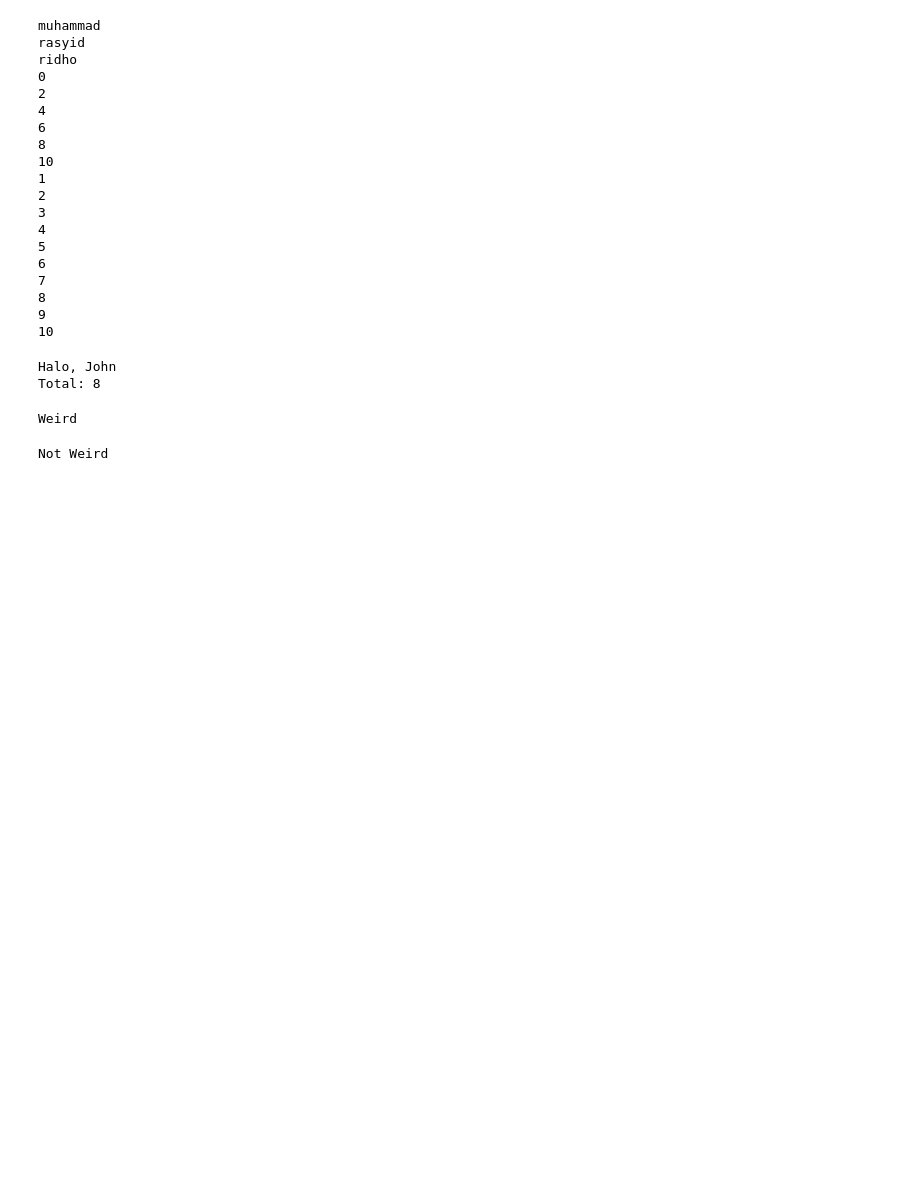
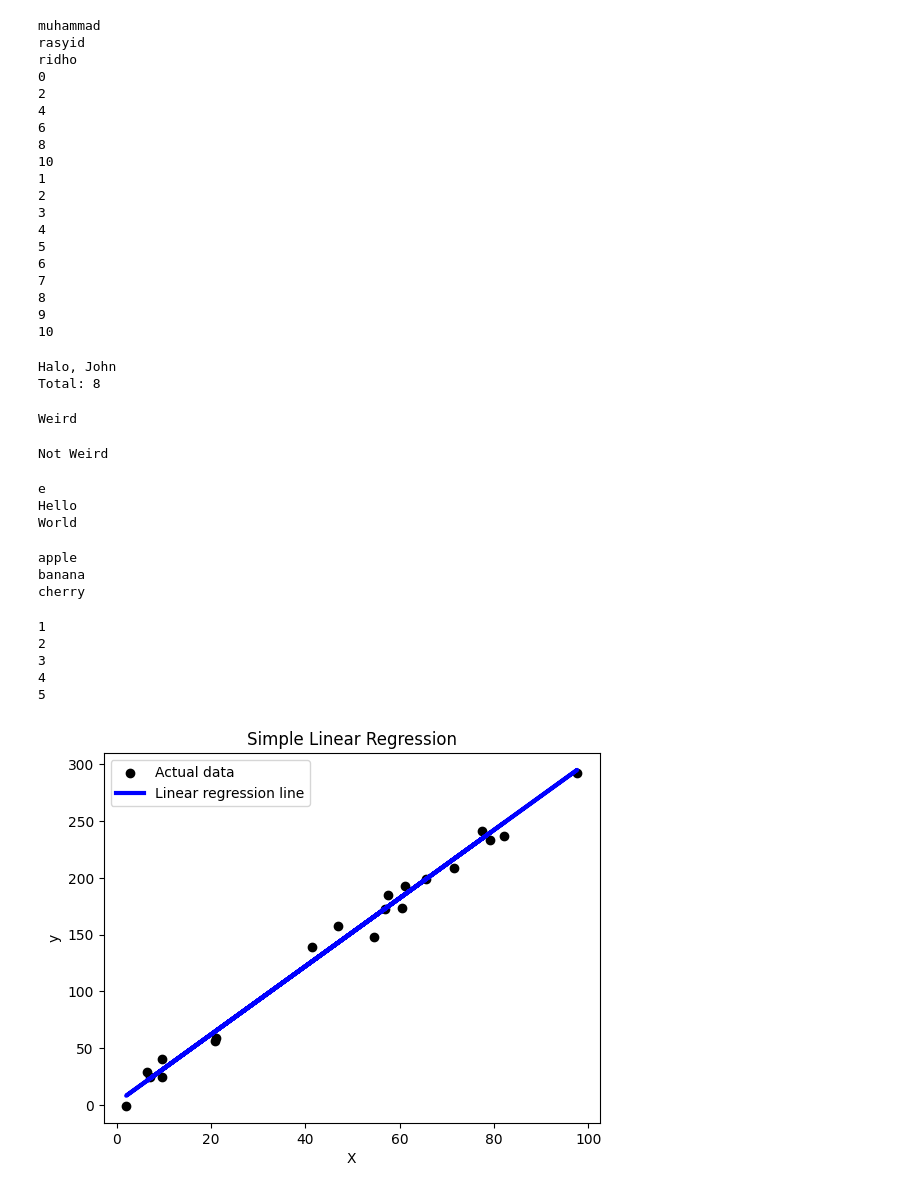
Before and after one commit to rasridho06/Python, a Jupyter notebook: Basic Python.ipynb, the cells around one changed output. Saved outputs shown, nothing was run; the diff lists cells and outputs as text; code cells hidden in the pictures; blank space fills up the shorter version.

```diff
--- a/Basic Python.ipynb
+++ b/Basic Python.ipynb
@@ -228,3 +228,64 @@ elif n % 2 == 0 and 21 <= n <= 100:
     print("Not Weird")
 # %% [output]
 Not Weird
+# %%
+s = "Hello World"
+print(s[1])       # e
+print(s[0:5])     # Hello outputnya adalah indeks pertama 0 yaitu 'H' hingga indeks ke 4 yaitu 'o'
+print(s[-5:])     # World outputnya adalah 5 karakter terakhir
+# %% [output]
+e
+Hello
+World
+# %%
+fruits = ["apple", "banana", "cherry"]
+for fruit in fruits:
+    print(fruit)
+# %% [output]
+apple
+banana
+cherry
+# %%
+i = 1   # kondisi awal i adalah 1
+while i < 6: # ulangi kondisi i hingga nilainya kurang dari 6
+    print(i)
+    i += 1  # kondisi awal ditambahkan 1 setiap 1x perulangan hingga kondisinya mencapai perulangan yang mendekati kurang dari 6
+# %% [output]
+1
+2
+3
+4
+5
+# %%
+from sklearn.model_selection import train_test_split
+from sklearn.linear_model import LinearRegression
+import numpy as np
+import matplotlib.pyplot as plt
+
+# Generating some random data
+np.random.seed(0)
+X = np.random.rand(100, 1) * 100  # Features
+y = 3*X.squeeze() + np.random.randn(100) * 10  # Target variable with some noise
+
+# Splitting the data into training and testing sets
+X_train, X_test, y_train, y_test = train_test_split(X, y, test_size=0.2)
+
+# Creating a linear regression model
+model = LinearRegression()
+
+# Training the model
+model.fit(X_train, y_train)
+
+# Making predictions
+predictions = model.predict(X_test)
+
+# Plotting the results
+plt.scatter(X_test, y_test, color='black', label='Actual data')
+plt.plot(X_test, predictions, color='blue', linewidth=3, label='Linear regression line')
+plt.xlabel('X')
+plt.ylabel('y')
+plt.title('Simple Linear Regression')
+plt.legend()
+plt.show()
+# %% [output]
+[figure, added]
```
